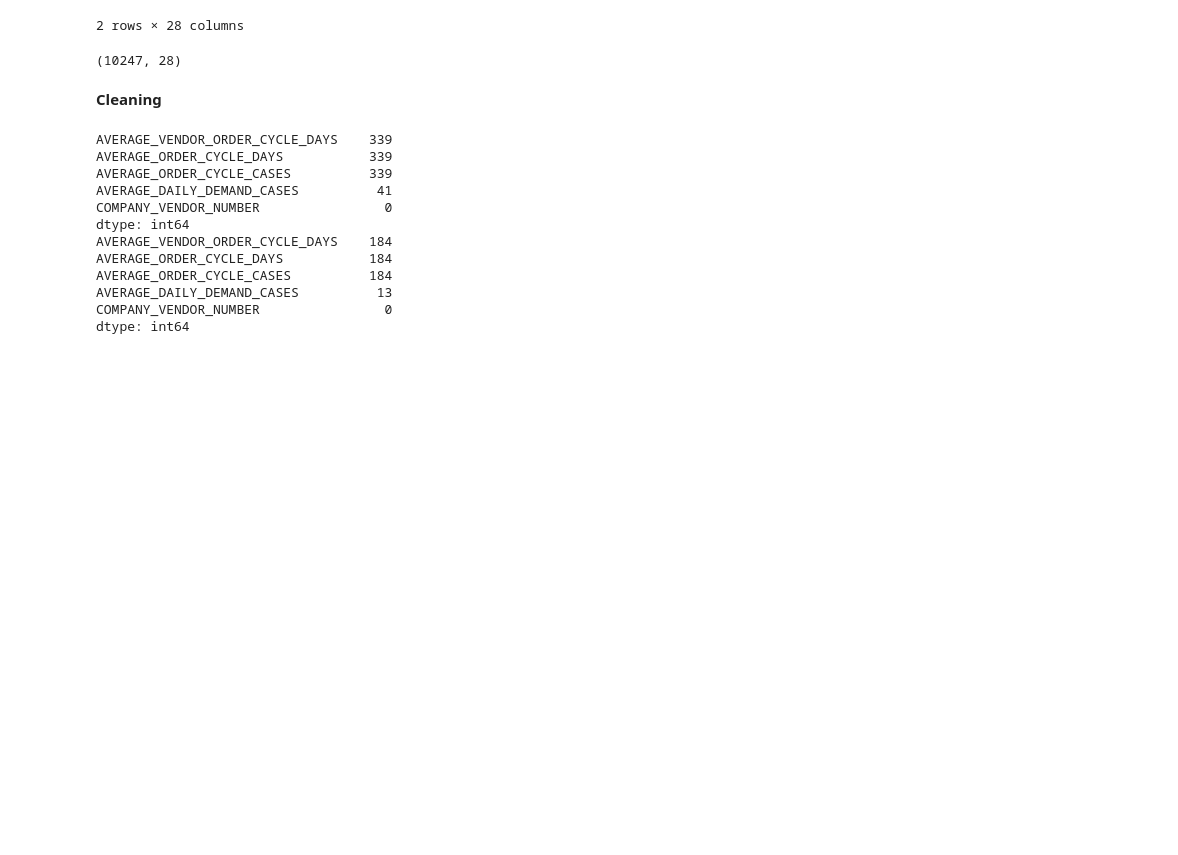
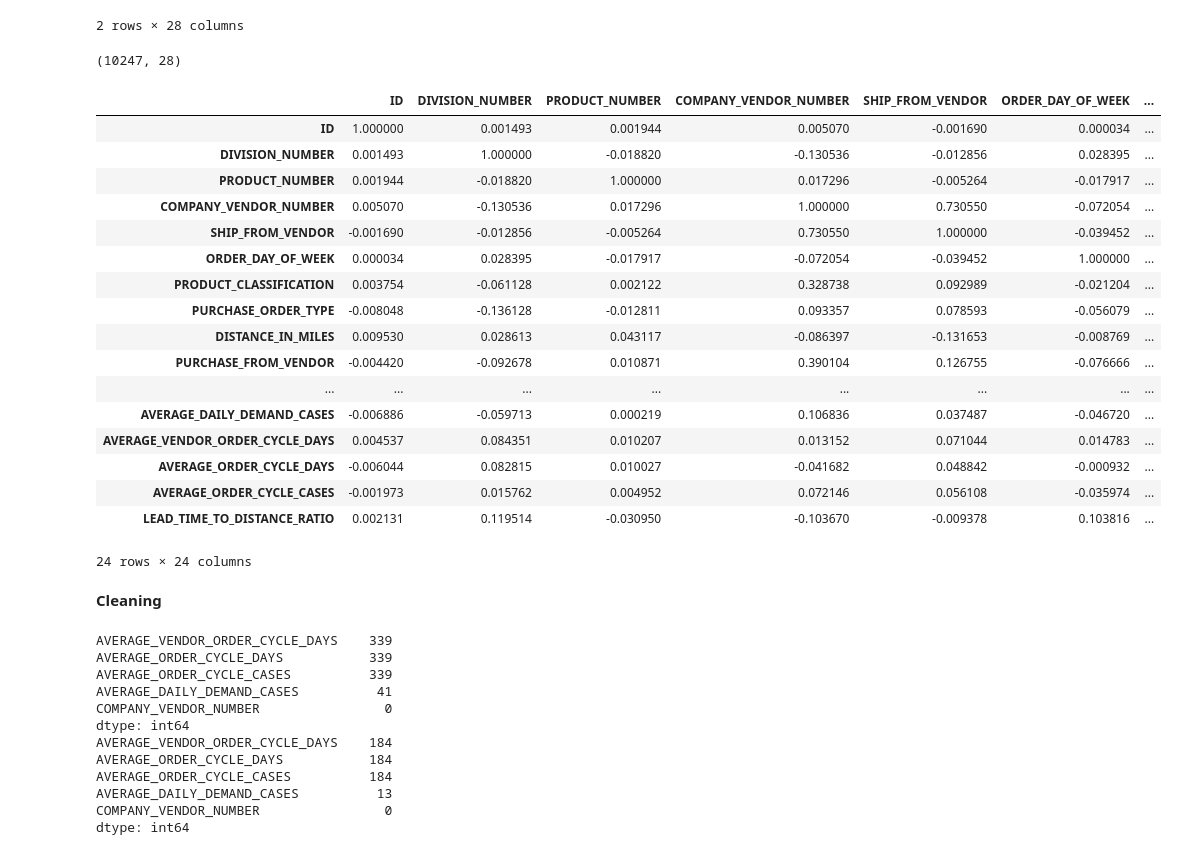
Before and after one commit to gracef1590/STAT-303-2-Interim-Report, a Jupyter notebook: InterimCompleteCode.ipynb, the cells around one changed output. Saved outputs shown, nothing was run; the diff lists cells and outputs as text; code cells hidden in the pictures; blank space fills up the shorter version.

```diff
--- a/InterimCompleteCode.ipynb
+++ b/InterimCompleteCode.ipynb
@@ -72,6 +70,28 @@ print(X_test.shape)
 | 1 | 19 | 100 | 5380 | 2014-10-28 | 44 | ... |
 2 rows × 28 columns
 (10247, 28)
+# %%
+# Print the correlation matrix
+X_train.select_dtypes(include = ['int64', 'float64']).corr()
+# %% [output]
+|  | ID | DIVISION_NUMBER | PRODUCT_NUMBER | COMPANY_VENDOR_NUMBER | SHIP_FROM_VENDOR | ORDER_DAY_OF_WEEK | ... |
+| ID | 1.000000 | 0.001493 | 0.001944 | 0.005070 | -0.001690 | 0.000034 | ... |
+| DIVISION_NUMBER | 0.001493 | 1.000000 | -0.018820 | -0.130536 | -0.012856 | 0.028395 | ... |
+| PRODUCT_NUMBER | 0.001944 | -0.018820 | 1.000000 | 0.017296 | -0.005264 | -0.017917 | ... |
+| COMPANY_VENDOR_NUMBER | 0.005070 | -0.130536 | 0.017296 | 1.000000 | 0.730550 | -0.072054 | ... |
+| SHIP_FROM_VENDOR | -0.001690 | -0.012856 | -0.005264 | 0.730550 | 1.000000 | -0.039452 | ... |
+| ORDER_DAY_OF_WEEK | 0.000034 | 0.028395 | -0.017917 | -0.072054 | -0.039452 | 1.000000 | ... |
+| PRODUCT_CLASSIFICATION | 0.003754 | -0.061128 | 0.002122 | 0.328738 | 0.092989 | -0.021204 | ... |
+| PURCHASE_ORDER_TYPE | -0.008048 | -0.136128 | -0.012811 | 0.093357 | 0.078593 | -0.056079 | ... |
+| DISTANCE_IN_MILES | 0.009530 | 0.028613 | 0.043117 | -0.086397 | -0.131653 | -0.008769 | ... |
+| PURCHASE_FROM_VENDOR | -0.004420 | -0.092678 | 0.010871 | 0.390104 | 0.126755 | -0.076666 | ... |
+| ... | ... | ... | ... | ... | ... | ... | ... |
+| AVERAGE_DAILY_DEMAND_CASES | -0.006886 | -0.059713 | 0.000219 | 0.106836 | 0.037487 | -0.046720 | ... |
+| AVERAGE_VENDOR_ORDER_CYCLE_DAYS | 0.004537 | 0.084351 | 0.010207 | 0.013152 | 0.071044 | 0.014783 | ... |
+| AVERAGE_ORDER_CYCLE_DAYS | -0.006044 | 0.082815 | 0.010027 | -0.041682 | 0.048842 | -0.000932 | ... |
+| AVERAGE_ORDER_CYCLE_CASES | -0.001973 | 0.015762 | 0.004952 | 0.072146 | 0.056108 | -0.035974 | ... |
+| LEAD_TIME_TO_DISTANCE_RATIO | 0.002131 | 0.119514 | -0.030950 | -0.103670 | -0.009378 | 0.103816 | ... |
+24 rows × 24 columns
 # %% [markdown]
 **Cleaning**
 # %%
```
Also changed, not shown: parts of 5 cells of this notebook.
